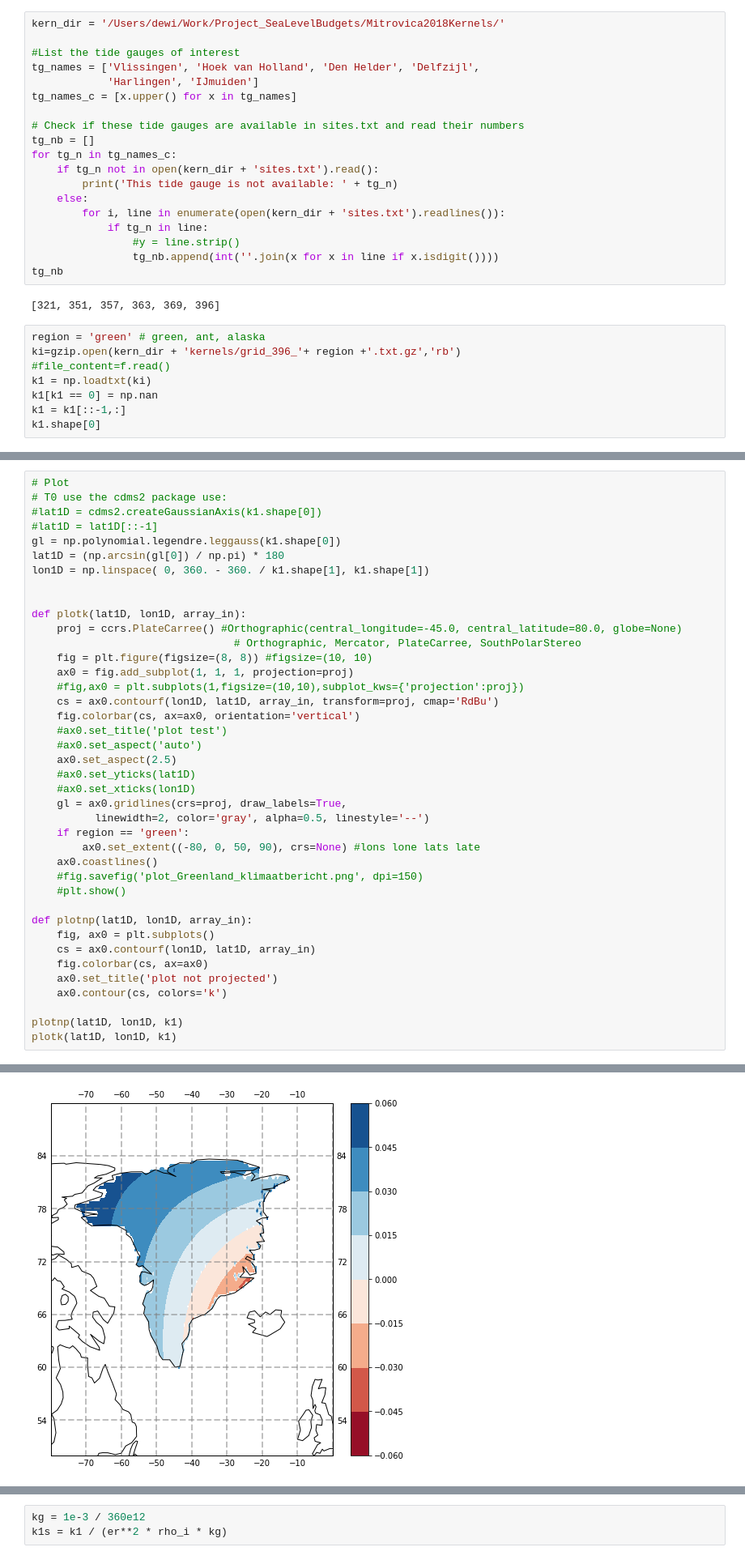
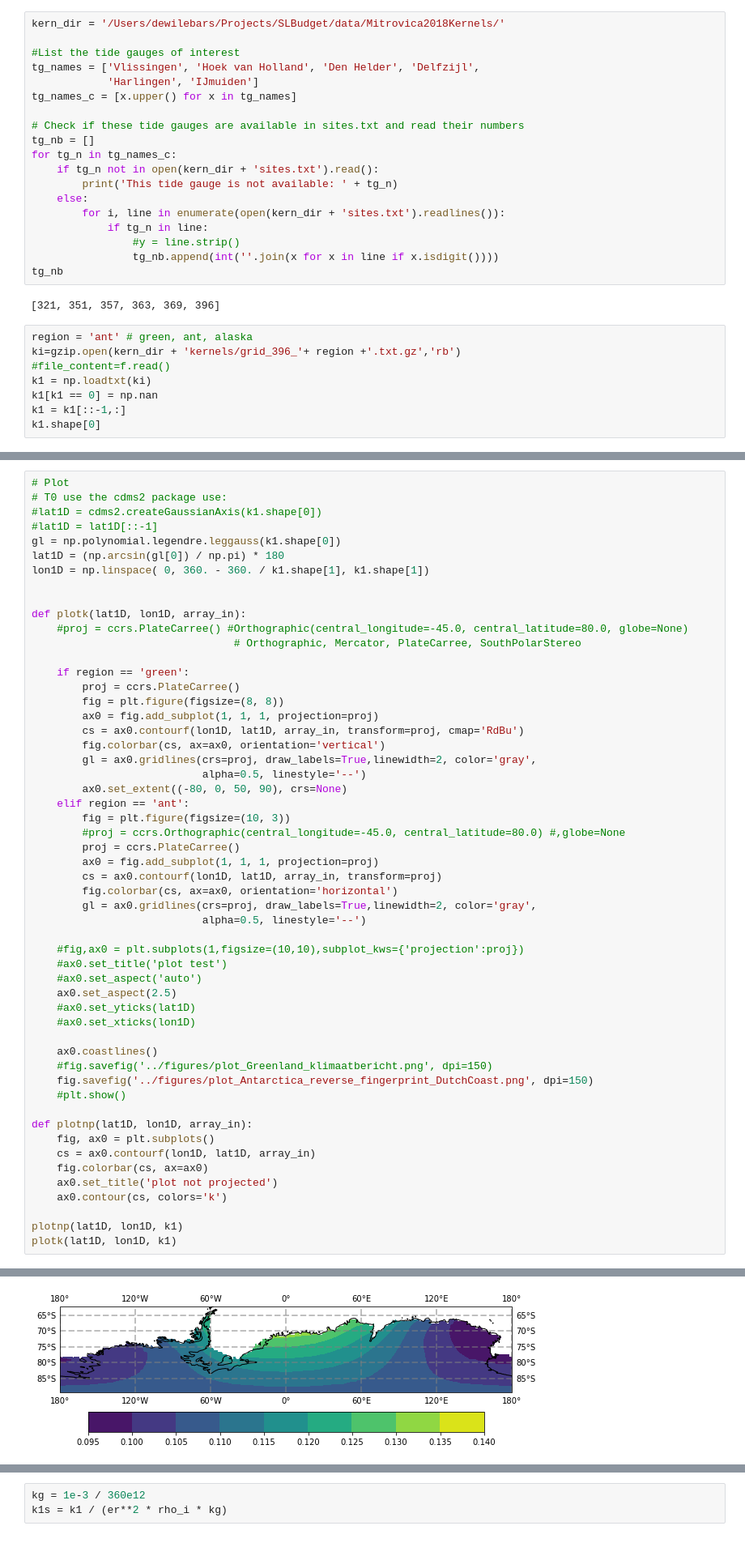
Before and after one commit to Jacobiaan/SLBudget, a Jupyter notebook: notebooks/IceSheetsFingerprints.ipynb, the cells around one changed output, grey strips where cells are left out. Shown at 81% size. Drawn from its saved outputs; the diff is of its cells as text.

```diff
--- a/notebooks/IceSheetsFingerprints.ipynb
+++ b/notebooks/IceSheetsFingerprints.ipynb
@@ -23,7 +23,7 @@ er = 6.371e6 # Earth's radius in meters
 oa = 3.6704e14 # Total ocean area m**2
 rho_i = 917 # Ice density kg/m**3
 # %%
-kern_dir = '/Users/dewi/Work/Project_SeaLevelBudgets/Mitrovica2018Kernels/'
+kern_dir = '/Users/dewilebars/Projects/SLBudget/data/Mitrovica2018Kernels/'
 
 #List the tide gauges of interest
 tg_names = ['Vlissingen', 'Hoek van Holland', 'Den Helder', 'Delfzijl',
@@ -44,7 +44,7 @@ tg_nb
 # %% [output]
 [321, 351, 357, 363, 369, 396]
 # %%
-region = 'green' # green, ant, alaska
+region = 'ant' # green, ant, alaska
 ki=gzip.open(kern_dir + 'kernels/grid_396_'+ region +'.txt.gz','rb')
 #file_content=f.read()
 k1 = np.loadtxt(ki)
@@ -64,24 +64,38 @@ lon1D = np.linspace( 0, 360. - 360. / k1.shape[1], k1.shape[1])
 
 
 def plotk(lat1D, lon1D, array_in):
-    proj = ccrs.PlateCarree() #Orthographic(central_longitude=-45.0, central_latitude=80.0, globe=None)
+    #proj = ccrs.PlateCarree() #Orthographic(central_longitude=-45.0, central_latitude=80.0, globe=None)
                                 # Orthographic, Mercator, PlateCarree, SouthPolarStereo
-    fig = plt.figure(figsize=(8, 8)) #figsize=(10, 10)
-    ax0 = fig.add_subplot(1, 1, 1, projection=proj)
+
+    if region == 'green':
+        proj = ccrs.PlateCarree()
+        fig = plt.figure(figsize=(8, 8))
+        ax0 = fig.add_subplot(1, 1, 1, projection=proj)
+        cs = ax0.contourf(lon1D, lat1D, array_in, transform=proj, cmap='RdBu')
+        fig.colorbar(cs, ax=ax0, orientation='vertical')
+        gl = ax0.gridlines(crs=proj, draw_labels=True,linewidth=2, color='gray',
+                           alpha=0.5, linestyle='--')
+        ax0.set_extent((-80, 0, 50, 90), crs=None)
+    elif region == 'ant':
+        fig = plt.figure(figsize=(10, 3))
+        #proj = ccrs.Orthographic(central_longitude=-45.0, central_latitude=80.0) #,globe=None
+        proj = ccrs.PlateCarree()
+        ax0 = fig.add_subplot(1, 1, 1, projection=proj)
+        cs = ax0.contourf(lon1D, lat1D, array_in, transform=proj)
+        fig.colorbar(cs, ax=ax0, orientation='horizontal')
+        gl = ax0.gridlines(crs=proj, draw_labels=True,linewidth=2, color='gray',
+                           alpha=0.5, linestyle='--')
+
     #fig,ax0 = plt.subplots(1,figsize=(10,10),subplot_kws={'projection':proj})
-    cs = ax0.contourf(lon1D, lat1D, array_in, transform=proj, cmap='RdBu')
-    fig.colorbar(cs, ax=ax0, orientation='vertical')
     #ax0.set_title('plot test')
     #ax0.set_aspect('auto')
     ax0.set_aspect(2.5)
     #ax0.set_yticks(lat1D)
     #ax0.set_xticks(lon1D)
-    gl = ax0.gridlines(crs=proj, draw_labels=True,
-          linewidth=2, color='gray', alpha=0.5, linestyle='--')
-    if region == 'green':
-        ax0.set_extent((-80, 0, 50, 90), crs=None) #lons lone lats late
+
     ax0.coastlines()
-    #fig.savefig('plot_Greenland_klimaatbericht.png', dpi=150)
+    #fig.savefig('../figures/plot_Greenland_klimaatbericht.png', dpi=150)
+    fig.savefig('../figures/plot_Antarctica_reverse_fingerprint_DutchCoast.png', dpi=150)
     #plt.show()
 
 def plotnp(lat1D, lon1D, array_in):
@@ -98,4 +112,4 @@ plotk(lat1D, lon1D, k1)
-[figure, old version]
+[figure, new version]
 # %% [markdown]
 The kernels from Mitrovica need to be combined with ice height change to obtain sea level change. This is given by equation (1) from Mitrovica et al. 2018:
 $$ SL(r_0) = \iint_{\Omega} \rho_I I(\theta, \phi) K_0 (\theta, \phi) d\Omega $$
```
Also changed, not shown: parts of 3 cells of this notebook, 5 other files.
